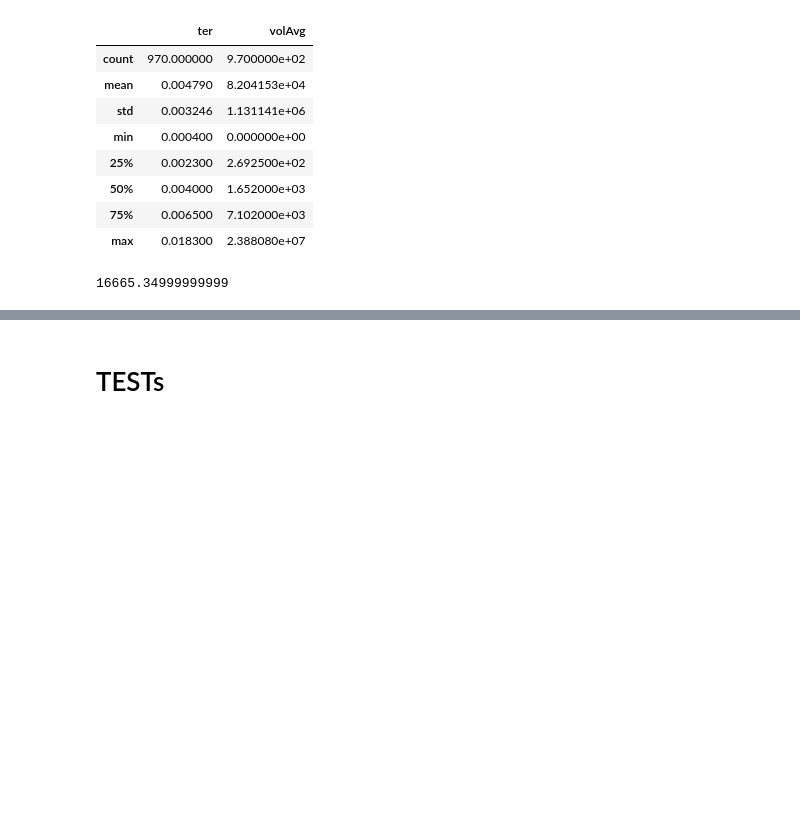
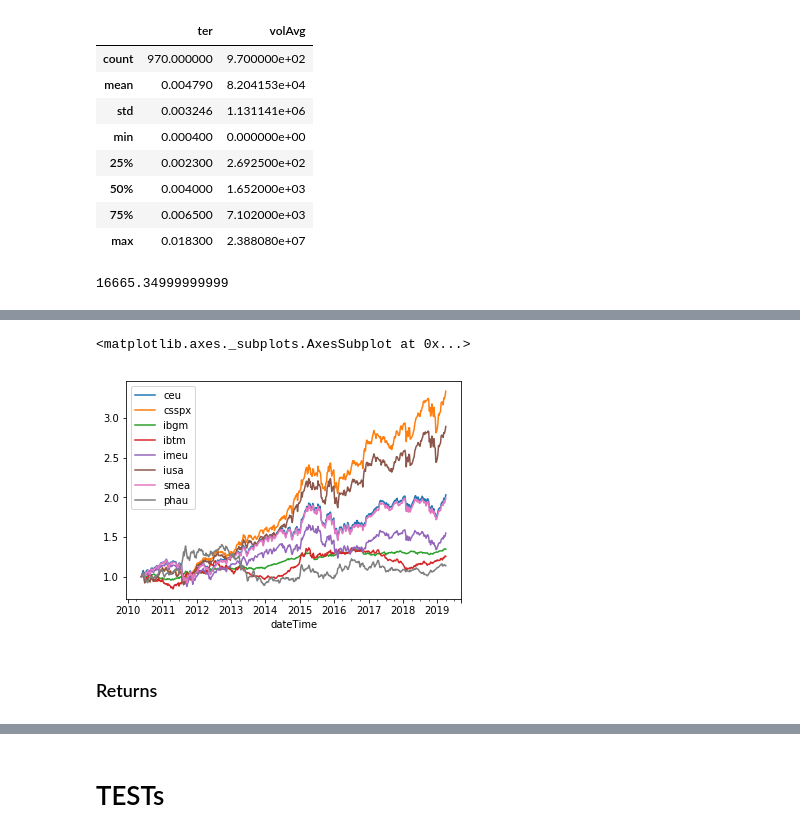
Before and after one commit to zniffur/mytrading, a Jupyter notebook: Clean data.ipynb, the cells around one changed output, grey strips where cells are left out. Saved outputs shown, nothing was run; the diff lists cells and outputs as text; code cells hidden in the pictures; blank space fills up the shorter version.

```diff
--- a/Clean data.ipynb
+++ b/Clean data.ipynb
@@ -277,0 +290,16 @@ df5.head(30)
+# %%
+# l'offset serve per allineare la data ai venerdì in cui prende il campione
+df200 = df103.resample('W',loffset=pd.offsets.timedelta(days=-2)).last()
+# %%
+# droppo la colonna weekday per normalizzare
+df200 = df200.drop(columns='weekday')
+# %%
+# normalizzo e plotto
+
+norm_df200 = df200/df200.iloc[0]
+norm_df200.plot()
+# %% [output]
+<matplotlib.axes._subplots.AxesSubplot at 0x...>
+[figure, added]
+# %% [markdown]
+### Returns
```
Also changed, not shown: parts of 30 cells of this notebook.
